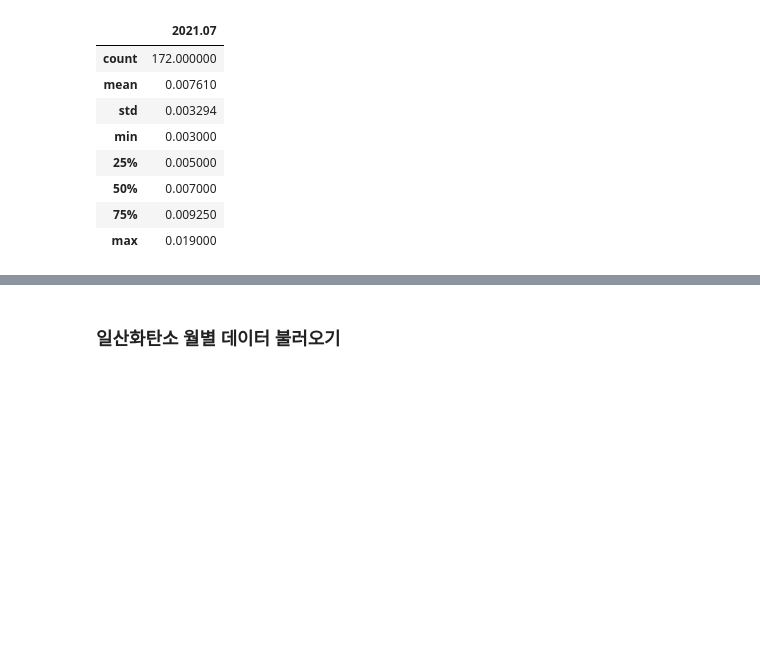
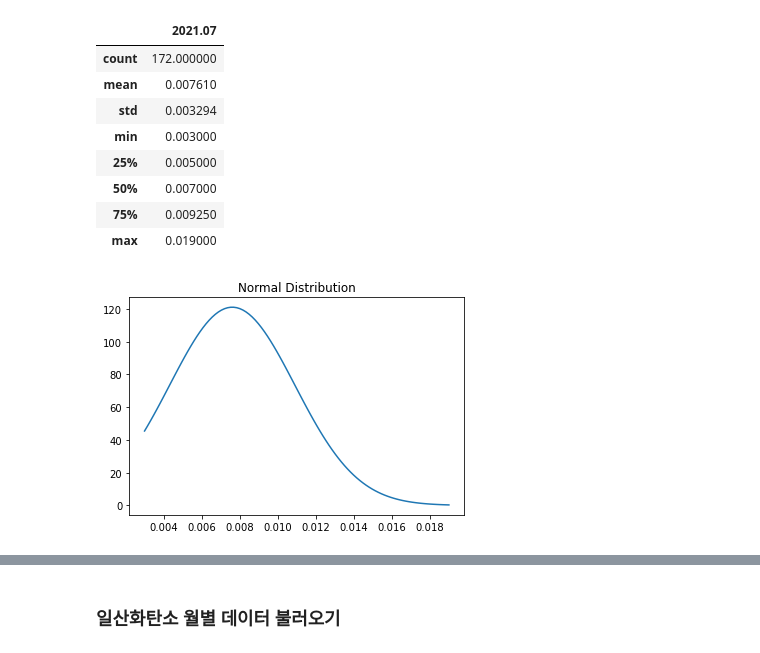
Before and after one commit to jhparkland/Green-Car-Charging-Station-Site-Selection, a Jupyter notebook: Notebook/GVCS/GVCS.ipynb, the cells around one changed output, grey strips where cells are left out. Drawn from its saved outputs; the diff is of its cells as text; code cells hidden in the pictures; blank space fills up the shorter version.

```diff
--- a/Notebook/GVCS/GVCS.ipynb
+++ b/Notebook/GVCS/GVCS.ipynb
@@ -208,7 +284,7 @@ df_so2.describe()
 # %% [markdown]
 ### 이산화질소 월별 데이터 불러오기
 # %%
-no2_file_path = 'C:\\Users\\pwjdg\\바탕 화면\\Green-Car-Charging-Station-Site-Selection\\Data\\이산화질소_월별_도시별_대기오염도.csv'
+no2_file_path = 'C:\\Users\\SAMSUNG\\Desktop\\Green-Car-Charging-Station-Site-Selection\\Data\\이산화질소_월별_도시별_대기오염도.csv'
 df_no2 = pd.read_csv(no2_file_path, encoding='cp949')
 df_no2
 # %% [output]
@@ -257,3 +333,11 @@ df_no2.describe()
 | 50% | 0.007000 |
 | 75% | 0.009250 |
 | max | 0.019000 |
+# %%
+mean = df_no2.mean().loc['2021.07']
+std = df_no2.std().loc['2021.07']
+min = df_no2.min().loc['2021.07']
+max = df_no2.max().loc['2021.07']
+show_norm(mean,std,min,max)
+# %% [output]
+[figure, added]
```
Also changed, not shown: parts of 25 cells of this notebook.
